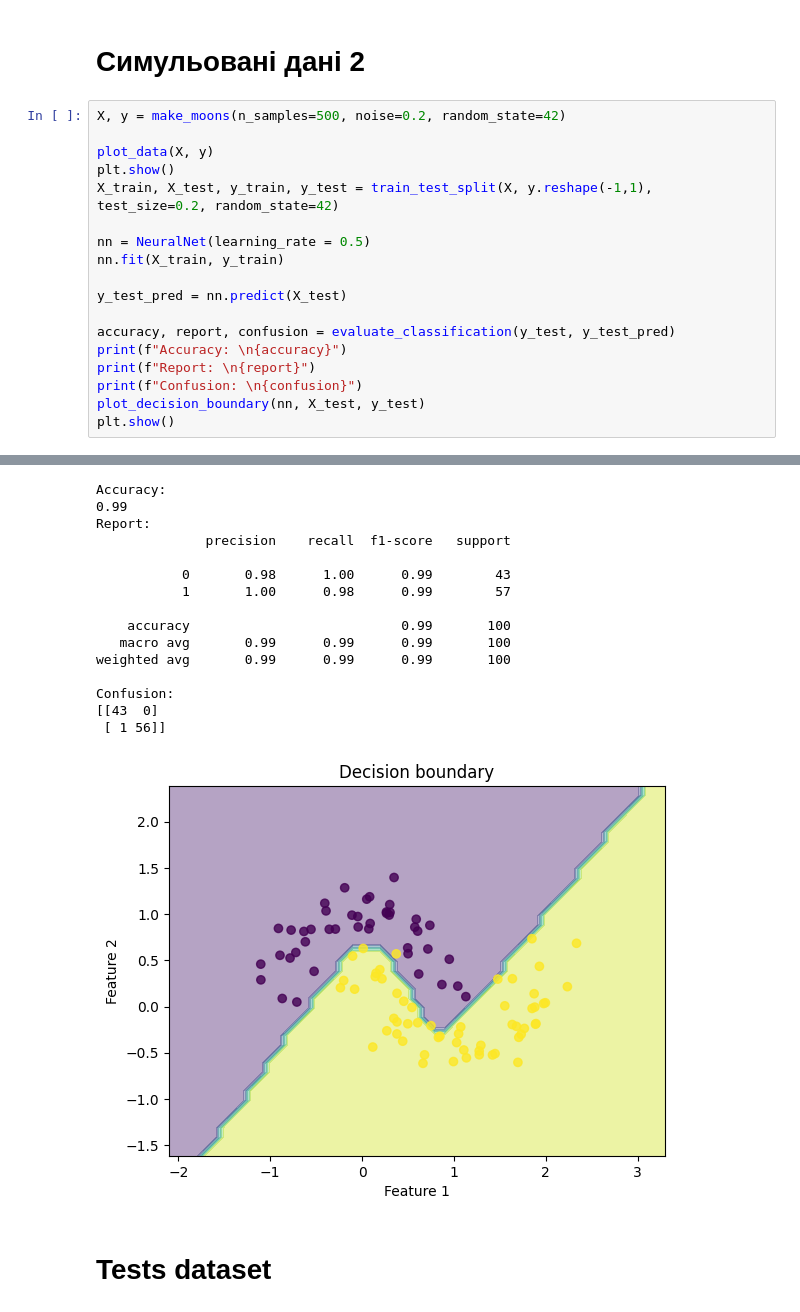
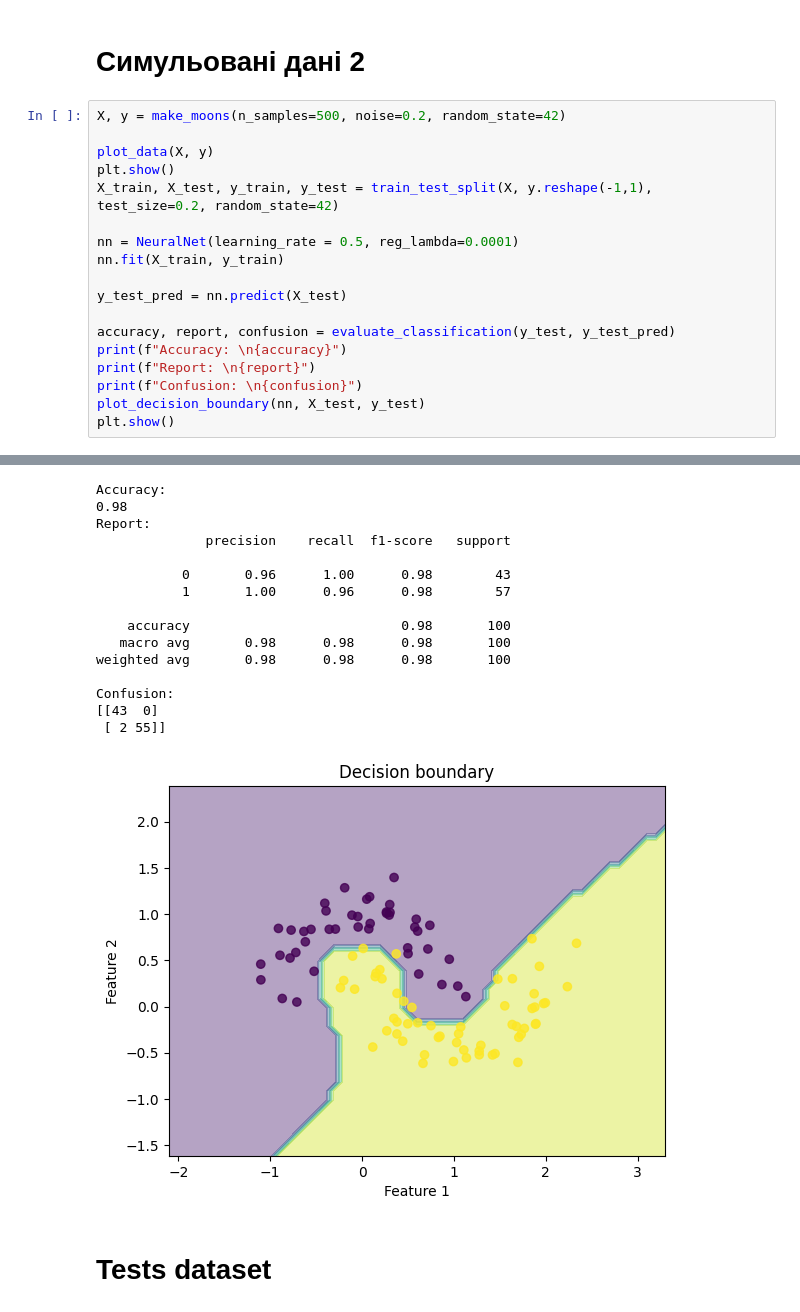
Before and after one commit to Kovalchukkk/ML-Introduction-HW3-Neural-Networks, a Jupyter notebook: NeuralNet simple 1.ipynb, the cells around one changed output, grey strips where cells are left out. Drawn from its saved outputs; the diff is of its cells as text.

```diff
--- a/NeuralNet simple 1.ipynb
+++ b/NeuralNet simple 1.ipynb
@@ -245,7 +262,7 @@ plot_data(X, y)
 plt.show()
 X_train, X_test, y_train, y_test = train_test_split(X, y.reshape(-1,1), test_size=0.2, random_state=42)
 
-nn = NeuralNet(learning_rate = 0.5)
+nn = NeuralNet(learning_rate = 0.5, reg_lambda=0.0001)
 nn.fit(X_train, y_train)
 
 y_test_pred = nn.predict(X_test)
@@ -279,19 +291,19 @@ plt.show()
-Accuracy:
-0.99
-Report:
-              precision    recall  f1-score   support
-
-           0       0.98      1.00      0.99        43
-           1       1.00      0.98      0.99        57
-
-    accuracy                           0.99       100
-   macro avg       0.99      0.99      0.99       100
-weighted avg       0.99      0.99      0.99       100
-
-Confusion:
-[[43  0]
- [ 1 56]]
+Accuracy:
+0.98
+Report:
+              precision    recall  f1-score   support
+
+           0       0.96      1.00      0.98        43
+           1       1.00      0.96      0.98        57
+
+    accuracy                           0.98       100
+   macro avg       0.98      0.98      0.98       100
+weighted avg       0.98      0.98      0.98       100
+
+Confusion:
+[[43  0]
+ [ 2 55]]
-[figure, old version]
+[figure, new version]
 # %% [markdown]
 # Tests dataset
 # %%
```
Also changed, not shown: parts of 8 cells of this notebook.
